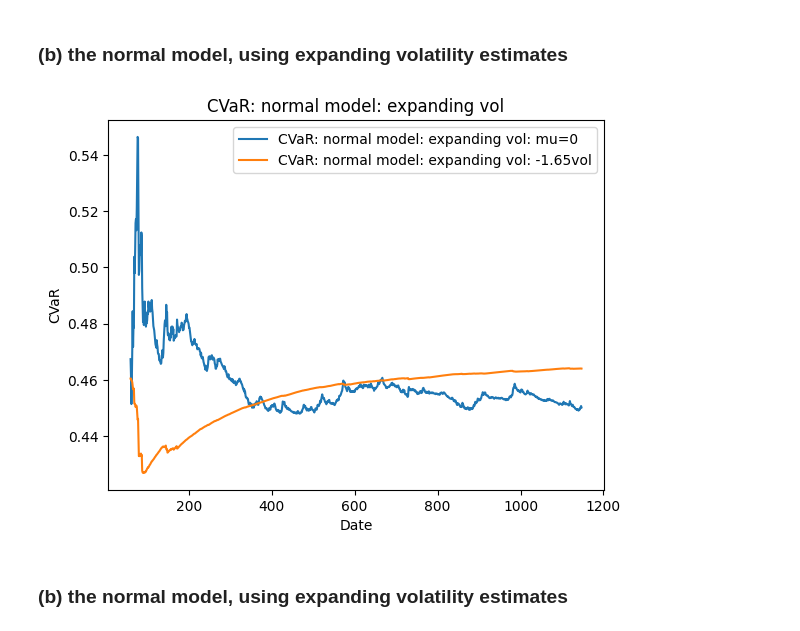
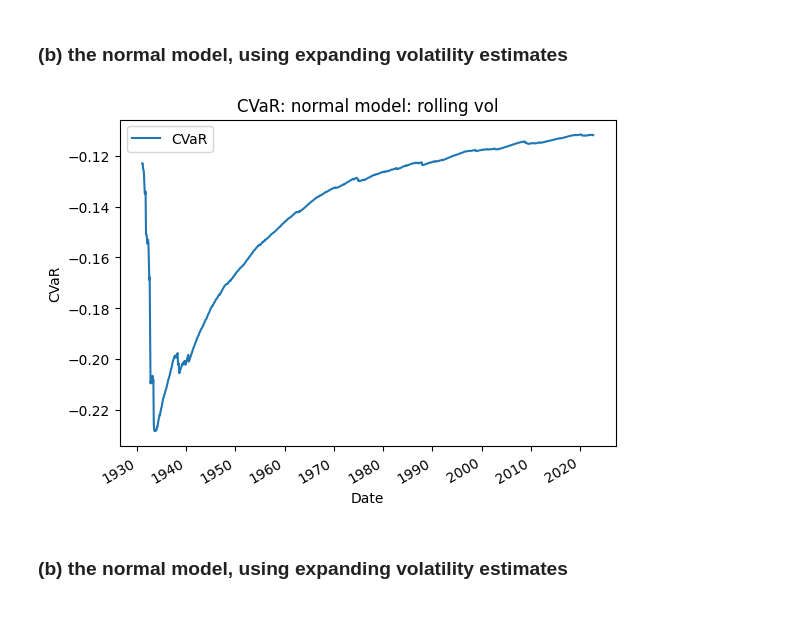
Before and after one commit to Zixin730/finm-portfolio-2022, a Jupyter notebook: homework/hw3.ipynb, the cells around one changed output. Cells and saved outputs as stored; diff of their text form; code cells hidden in the pictures.

```diff
--- a/homework/hw3.ipynb
+++ b/homework/hw3.ipynb
@@ -149,23 +149,22 @@ plt.show()
 [figure]
 # %% [markdown]
 ### (b) the normal model, using expanding volatility estimates
-# %%
-expanding_mu = level_excess.shift().expanding(min_periods=60).mean()
-expanding_vol = np.sqrt((level_excess**2).shift().expanding(min_periods=60).mean())
-# fi = (historic_VaR - expanding_mu)/expanding_vol
-fi_no_mu = - expanding_mu/expanding_vol
-# CVaR = pd.DataFrame(stats.norm.cdf(fi), columns=["CVaR: normal model: expanding vol"])
-CVaR = pd.DataFrame(stats.norm.cdf(fi_no_mu), columns=["CVaR: normal model: expanding vol: mu=0"])
-CVaR["CVaR: normal model: expanding vol: -1.65vol"] = stats.norm.cdf(-1.65*expanding_vol)
+# %%
+VaR_ls = -1.65*expanding_vol
+CVaR_ls = []
+for var in expanding_vol[60:]:
+    cvar = stats.norm.expect(scale=var, ub=var*(-1.65))/0.05
+    CVaR_ls.append(cvar)
+CVaR = pd.DataFrame(CVaR_ls, index=VaR_ls.index[60:], columns=["CVaR"])
 # %%
 CVaR.plot()
 
-plt.title('CVaR: normal model: expanding vol')
+plt.title('CVaR: normal model: rolling vol')
 plt.ylabel('CVaR')
 plt.xlabel('Date')
 plt.show()
 # %% [output]
-[figure, old version]
+[figure, new version]
 # %% [markdown]
 ### (b) the normal model, using expanding volatility estimates
 # %%
```
Also changed, not shown: parts of 10 cells of this notebook, 1 other file.
